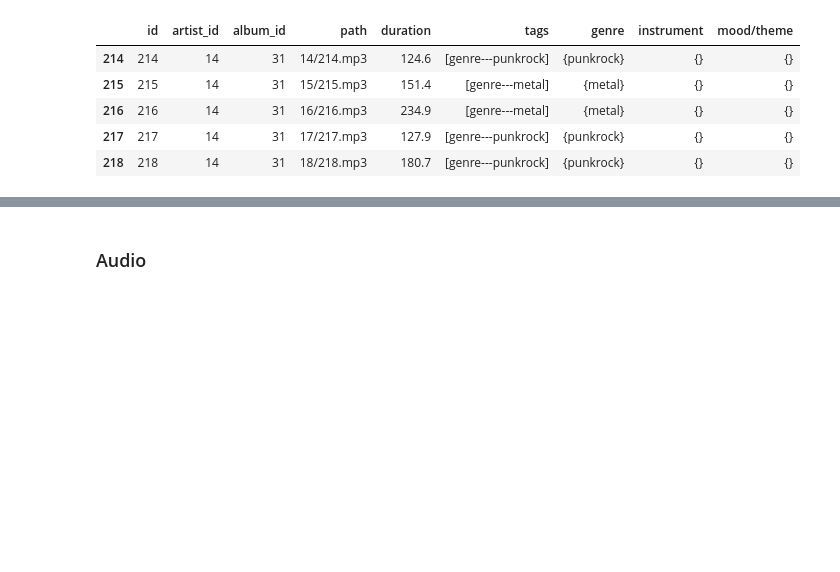
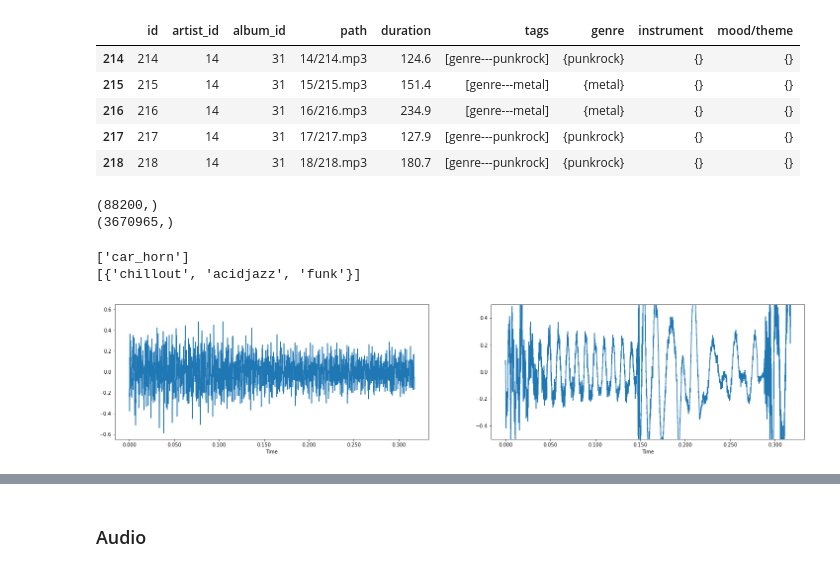
Before and after one commit to Programmatical-tea/music-discern, a Jupyter notebook: Experiment1/experiment1_preprocessing.ipynb, the cells around one changed output, grey strips where cells are left out. Cells and saved outputs as stored; diff of their text form; code cells hidden in the pictures; blank space fills up the shorter version.

```diff
--- a/Experiment1/experiment1_preprocessing.ipynb
+++ b/Experiment1/experiment1_preprocessing.ipynb
@@ -174,3 +175,45 @@ jamendo_tags.head()
 | 216 | 216 | 14 | 31 | 16/216.mp3 | 234.9 | [genre---metal] | {metal} | {} | {} |
 | 217 | 217 | 14 | 31 | 17/217.mp3 | 127.9 | [genre---punkrock] | {punkrock} | {} | {} |
 | 218 | 218 | 14 | 31 | 18/218.mp3 | 180.7 | [genre---punkrock] | {punkrock} | {} | {} |
+# %%
+# Take a sample from both urban and jamendo;
+
+urban_sample_path = urban_audio_path_list[random.randrange(0,len(urban_audio_path_list))]
+urban_sample_path = sorted(urban_sample_path.glob('*.wav'))
+urban_sample_path = urban_sample_path[random.randrange(0,len(urban_sample_path))]
+
+jamendo_sample_path = sorted(jamendo_audio_path.glob('*.mp3'))
+jamendo_sample_path = jamendo_sample_path[random.randrange(0,len(jamendo_sample_path))]
+
+# without ffmpeg on windows, librosa cannot load .mp3 files. (NoBackendError), download manual at https://www.geeksforgeeks.org/how-to-install-ffmpeg-on-windows/
+urban_sample,urban_sr = librosa.load(str(urban_sample_path), res_type='kaiser_fast')
+jamendo_sample,jamendo_sr = librosa.load(str(jamendo_sample_path),res_type='kaiser_fast')
+
+print(urban_sample.shape)
+print(jamendo_sample.shape)
+# %% [output]
+(88200,)
+(3670965,)
+# %%
+plt.figure(figsize=(25, 5))
+plt.title('Waveform of Urbansound8K sample & MTG-Jamendo sample (in order)')
+temp_phase_shift_jam = 100000
+temp_phase_shift_urban = 0
+temp_sample_len = 7000
+
+plt.subplot(1, 2, 1)
+librosa.display.waveshow(urban_sample[temp_phase_shift_urban:temp_sample_len+temp_phase_shift_urban])
+plt.subplot(1, 2, 2)
+librosa.display.waveshow(jamendo_sample[temp_phase_shift_jam:temp_sample_len+temp_phase_shift_jam])
+#librosa 0.9 changes waveplot -> waveshow.
+
+plt.ylim(-0.5, 0.5)
+jamendo_id = str(jamendo_sample_path).split('\\')[-1][:-4]
+urban_id = str(urban_sample_path).split('\\')[-1][:]
+
+print(urban_tags[urban_tags['slice_file_name']==urban_id]['class'].to_numpy())
+print(jamendo_tags[jamendo_tags['id']==int(jamendo_id)]['genre'].to_numpy())
+# %% [output]
+['car_horn']
+[{'chillout', 'acidjazz', 'funk'}]
+[figure, added]
```
Also changed, not shown: parts of 20 cells of this notebook, 1 other file.
